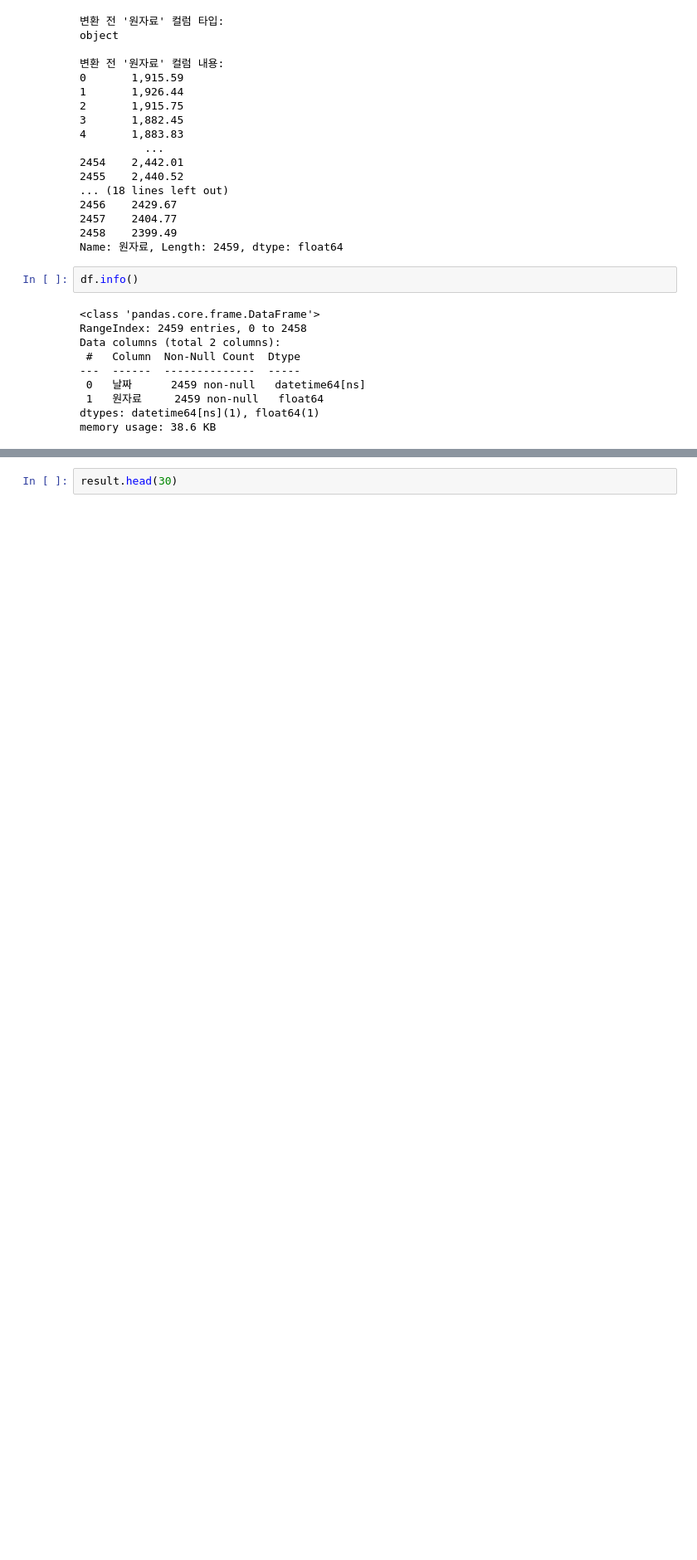
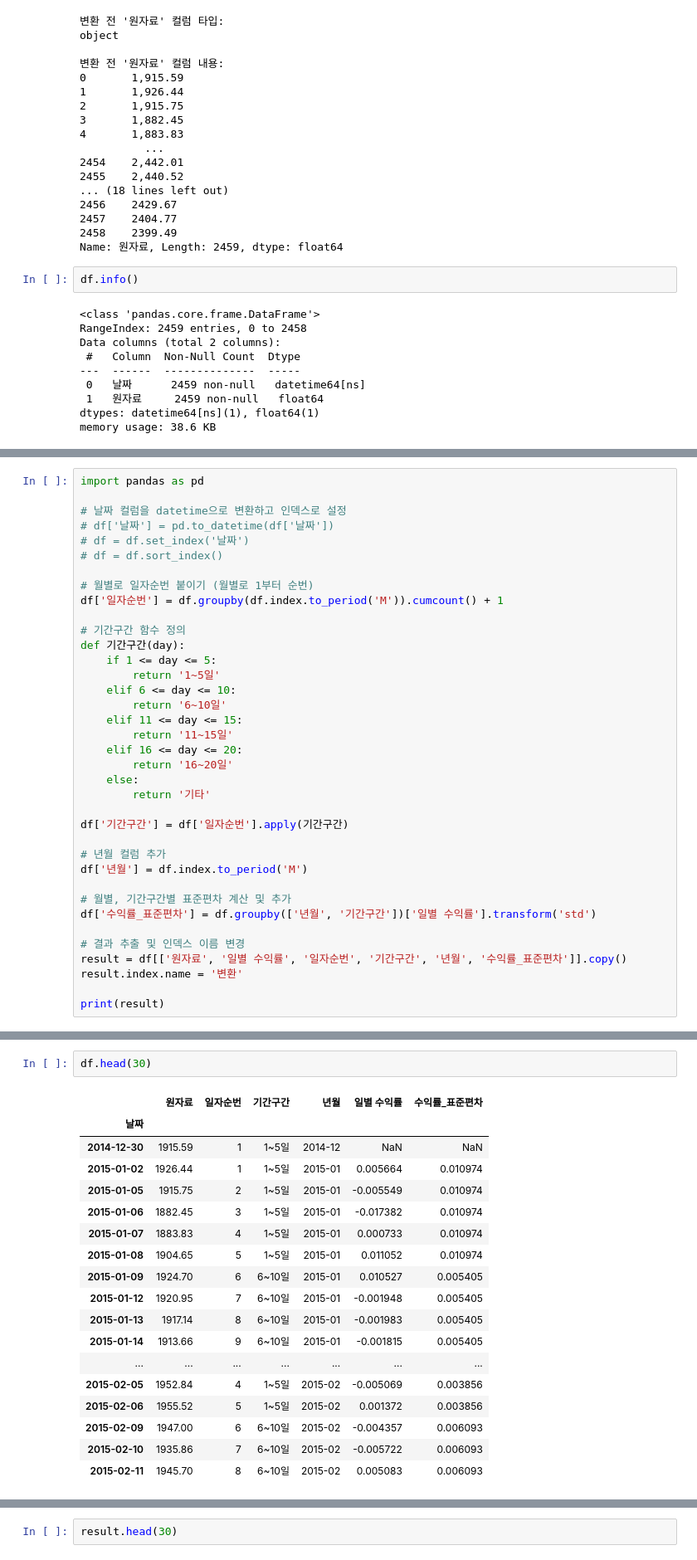
Before and after one commit to UbionProject1-IPO/Project1-2, a Jupyter notebook: notebook/수익률계산_코스피.ipynb, the cells around one changed output, grey strips where cells are left out. Shown at 83% size. Cells and saved outputs as stored; diff of their text form; blank space fills up the shorter version.

```diff
--- a/notebook/수익률계산_코스피.ipynb
+++ b/notebook/수익률계산_코스피.ipynb
@@ -89,0 +165,37 @@ memory usage: 38.6 KB
+# %%
+import pandas as pd
+
+# 날짜 컬럼을 datetime으로 변환하고 인덱스로 설정
+# df['날짜'] = pd.to_datetime(df['날짜'])
+# df = df.set_index('날짜')
+# df = df.sort_index()
+
+# 월별로 일자순번 붙이기 (월별로 1부터 순번)
+df['일자순번'] = df.groupby(df.index.to_period('M')).cumcount() + 1
+
+# 기간구간 함수 정의
+def 기간구간(day):
+    if 1 <= day <= 5:
+        return '1~5일'
+    elif 6 <= day <= 10:
+        return '6~10일'
+    elif 11 <= day <= 15:
+        return '11~15일'
+    elif 16 <= day <= 20:
+        return '16~20일'
+    else:
+        return '기타'
+
+df['기간구간'] = df['일자순번'].apply(기간구간)
+
+# 년월 컬럼 추가
+df['년월'] = df.index.to_period('M')
+
+# 월별, 기간구간별 표준편차 계산 및 추가
+df['수익률_표준편차'] = df.groupby(['년월', '기간구간'])['일별 수익률'].transform('std')
+
+# 결과 추출 및 인덱스 이름 변경
+result = df[['원자료', '일별 수익률', '일자순번', '기간구간', '년월', '수익률_표준편차']].copy()
+result.index.name = '변환'
+
+print(result)
@@ -89,0 +218,21 @@ memory usage: 38.6 KB
+# %%
+df.head(30)
+# %% [output]
+|  | 원자료 | 일자순번 | 기간구간 | 년월 | 일별 수익률 | 수익률_표준편차 |
+| 날짜 |  |  |  |  |  |  |
+| 2014-12-30 | 1915.59 | 1 | 1~5일 | 2014-12 | NaN | NaN |
+| 2015-01-02 | 1926.44 | 1 | 1~5일 | 2015-01 | 0.005664 | 0.010974 |
+| 2015-01-05 | 1915.75 | 2 | 1~5일 | 2015-01 | -0.005549 | 0.010974 |
+| 2015-01-06 | 1882.45 | 3 | 1~5일 | 2015-01 | -0.017382 | 0.010974 |
+| 2015-01-07 | 1883.83 | 4 | 1~5일 | 2015-01 | 0.000733 | 0.010974 |
+| 2015-01-08 | 1904.65 | 5 | 1~5일 | 2015-01 | 0.011052 | 0.010974 |
+| 2015-01-09 | 1924.70 | 6 | 6~10일 | 2015-01 | 0.010527 | 0.005405 |
+| 2015-01-12 | 1920.95 | 7 | 6~10일 | 2015-01 | -0.001948 | 0.005405 |
+| 2015-01-13 | 1917.14 | 8 | 6~10일 | 2015-01 | -0.001983 | 0.005405 |
+| 2015-01-14 | 1913.66 | 9 | 6~10일 | 2015-01 | -0.001815 | 0.005405 |
+| ... | ... | ... | ... | ... | ... | ... |
+| 2015-02-05 | 1952.84 | 4 | 1~5일 | 2015-02 | -0.005069 | 0.003856 |
+| 2015-02-06 | 1955.52 | 5 | 1~5일 | 2015-02 | 0.001372 | 0.003856 |
+| 2015-02-09 | 1947.00 | 6 | 6~10일 | 2015-02 | -0.004357 | 0.006093 |
+| 2015-02-10 | 1935.86 | 7 | 6~10일 | 2015-02 | -0.005722 | 0.006093 |
+| 2015-02-11 | 1945.70 | 8 | 6~10일 | 2015-02 | 0.005083 | 0.006093 |
```
Also changed, not shown: parts of 11 cells of this notebook, 1 other file.
